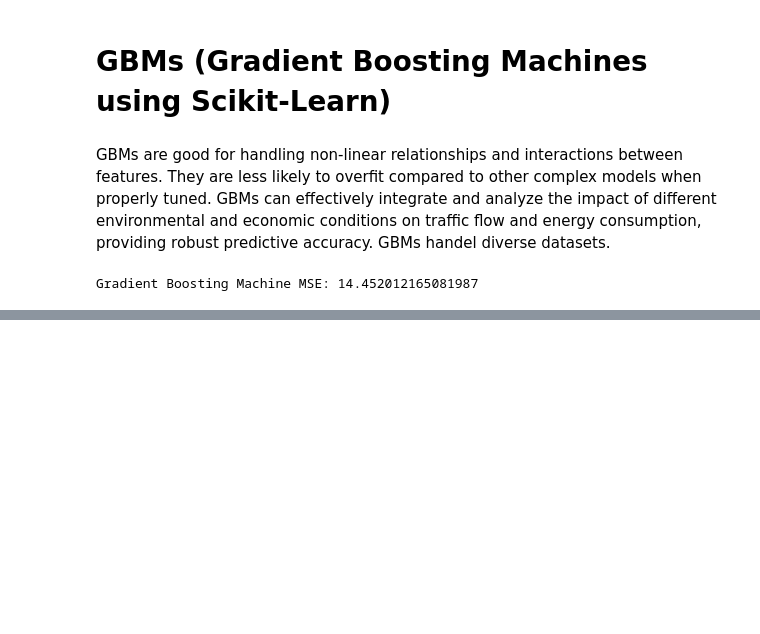
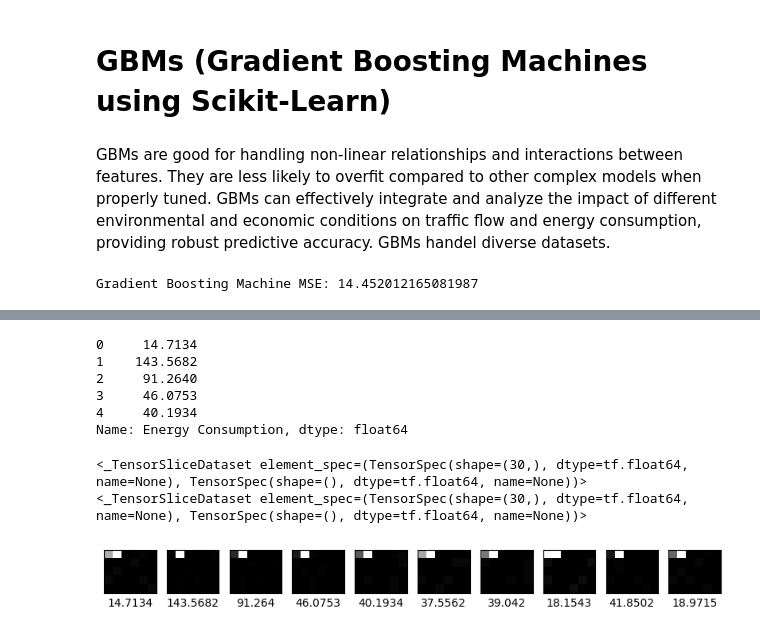
Before and after one commit to zoe-becker/ML-Traffic-Analysis, a Jupyter notebook: Traffic flow and energy consumption.ipynb, the cells around one changed output, grey strips where cells are left out. Drawn from its saved outputs; the diff is of its cells as text; code cells hidden in the pictures; blank space fills up the shorter version.

Commit message:
commiting just to save place
have a base tensorflow model running and display and im seeing explicitly why it wont work for our data set

```diff
--- a/Traffic flow and energy consumption.ipynb
+++ b/Traffic flow and energy consumption.ipynb
@@ -456,0 +479,43 @@ Gradient Boosting Machine MSE: 14.452012165081987
+# %%
+train_data = df.head(914657)
+val_data = df.tail(304890)
+
+train_labels = train_data.pop('Energy Consumption')
+val_labels = val_data.pop('Energy Consumption')
+
+print(train_labels[0:5])
+# %% [output]
+0     14.7134
+1    143.5682
+2     91.2640
+3     46.0753
+4     40.1934
+Name: Energy Consumption, dtype: float64
+# %%
+train_data = train_data.astype('float64')
+val_data = val_data.astype('float64')
+
+tf_train_data = tf.data.Dataset.from_tensor_slices((train_data.values, train_labels.values))
+tf_val_data = tf.data.Dataset.from_tensor_slices((val_data.values, val_labels.values))
+
+print(tf_train_data)
+print(tf_val_data)
+# %% [output]
+<_TensorSliceDataset element_spec=(TensorSpec(shape=(30,), dtype=tf.float64, name=None), TensorSpec(shape=(), dtype=tf.float64, name=None))>
+<_TensorSliceDataset element_spec=(TensorSpec(shape=(30,), dtype=tf.float64, name=None), TensorSpec(shape=(), dtype=tf.float64, name=None))>
+# %%
+plt.figure(figsize = (10,10))
+i = 0
+
+for image, label in tf_train_data.take(10):
+    plt.subplot(1,10,i+1)
+    plt.xticks([])
+    plt.yticks([])
+    plt.grid(False)
+
+    plt.imshow(image.numpy().reshape((5,6)), cmap='gray')
+    plt.xlabel(label.numpy())
+
+    i =i+1
+# %% [output]
+[figure, added]
```
Also changed, not shown: parts of 4 cells of this notebook.
